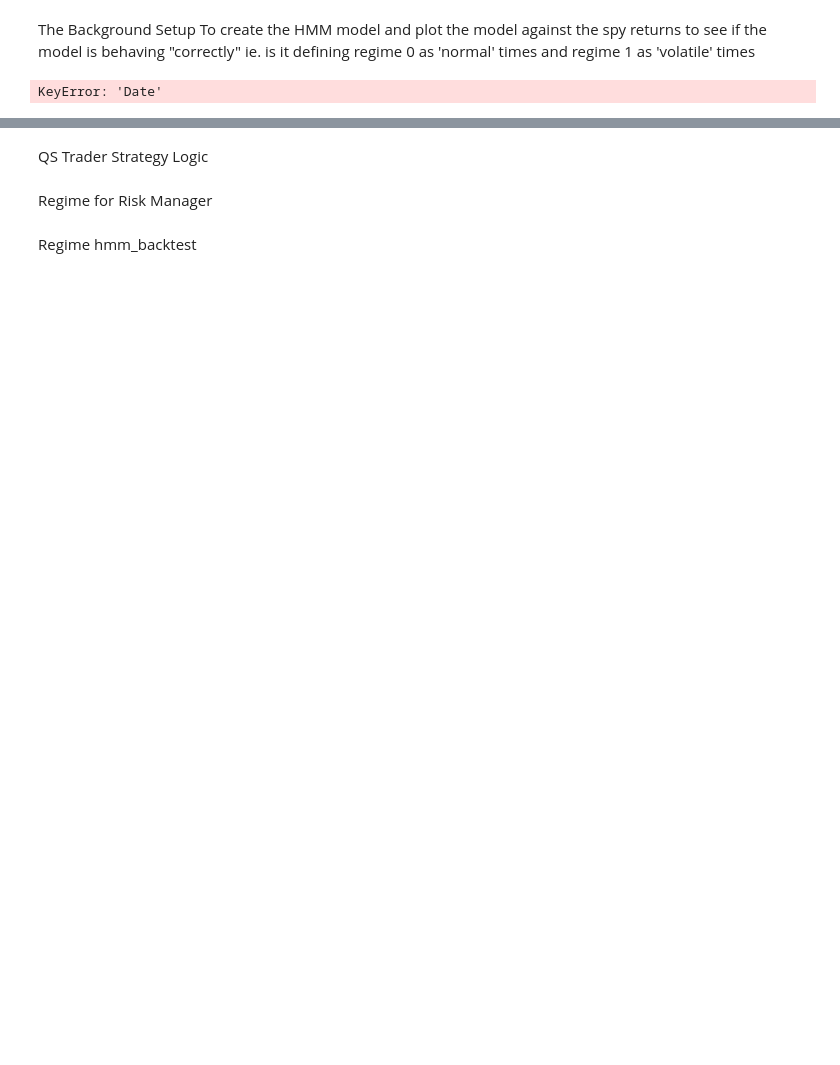
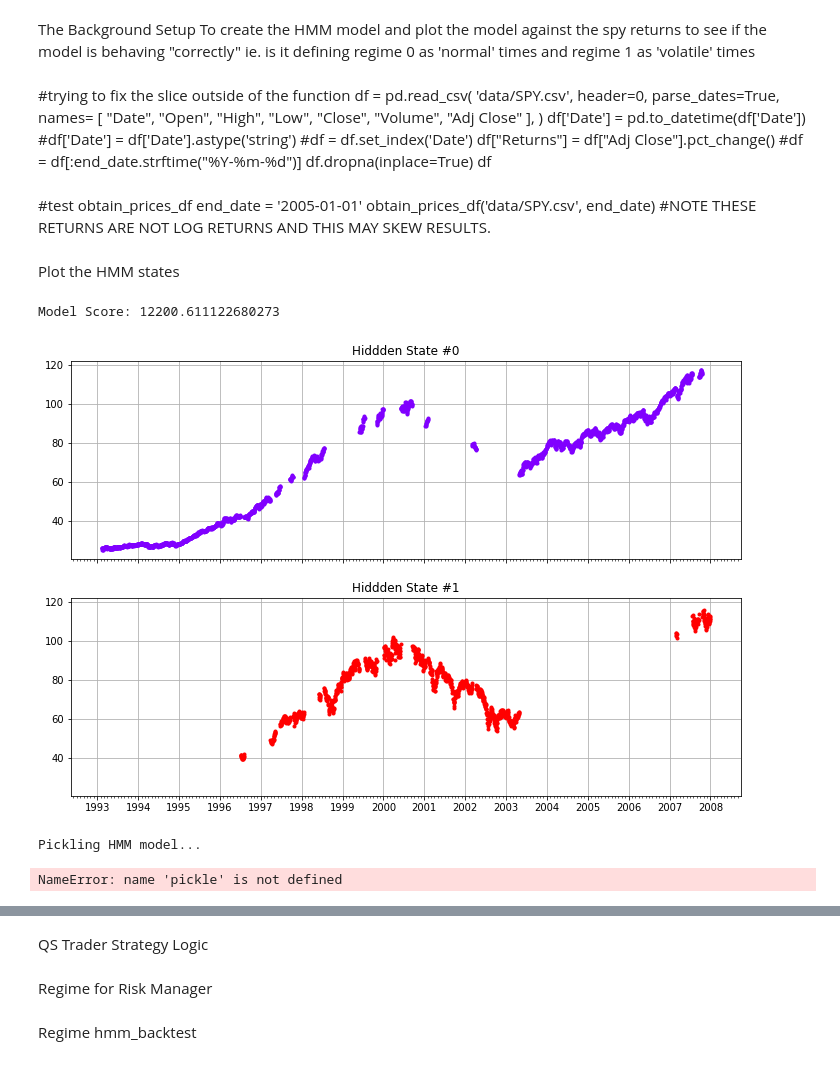
Before and after one commit to elavender1/Bayes_will_conquer_all, a Jupyter notebook: Hidden_Markov.ipynb, the cells around one changed output, grey strips where cells are left out. Saved outputs shown, nothing was run; the diff lists cells and outputs as text; code cells hidden in the pictures; blank space fills up the shorter version.

Commit message:
model appears to be working

```diff
--- a/Hidden_Markov.ipynb
+++ b/Hidden_Markov.ipynb
@@ -38,38 +44,94 @@ def obtain_prices_df(csv_filepath, end_date):
-# %%
-end_date = (2005, 1, 1)
-obtain_prices_df('data/SPY.csv', end_date)
-# %% [output]
-KeyError: 'Date'
+# %% [markdown]
+#trying to fix the slice outside of the function
+df = pd.read_csv(
+    'data/SPY.csv',
+    header=0,
+    parse_dates=True,
+    names= [
+        "Date", "Open", "High", "Low",
+        "Close", "Volume", "Adj Close"
+    ],
+    )
+df['Date'] = pd.to_datetime(df['Date'])
+#df['Date'] = df['Date'].astype('string')
+#df = df.set_index('Date')
+df["Returns"] = df["Adj Close"].pct_change()
+#df = df[:end_date.strftime("%Y-%m-%d")]
+df.dropna(inplace=True)
+df
+# %% [markdown]
+#test obtain_prices_df
+end_date = '2005-01-01'
+obtain_prices_df('data/SPY.csv', end_date)
+#NOTE THESE RETURNS ARE NOT LOG RETURNS AND THIS MAY SKEW RESULTS.
+# %% [markdown]
+Plot the HMM states
+# %%
+def plot_in_sample_hidden_states(hmm_model, df):
+    '''
+    Plot the adjusted closing prcies masked by
+    the in-sample hidden states as a mechanism
+    to understand the market regimes.
+    '''
+    #Predict the hidden states array
+    hidden_states = hmm_model.predict(rets)
+    # Create the correctly formatted plot
+    fig, axs = plt.subplots(
+    hmm_model.n_components,
+    sharex=True, sharey=True, figsize=(12,8)
+    )
+    colors = cm.rainbow(
+    np.linspace(0, 1, hmm_model.n_components)
+    )
+    for i, (ax, color)in enumerate(zip(axs, colors)):
+        mask = hidden_states == i
+        ax.plot_date(
+            df.index[mask],
+            df['Adj Close'][mask],
+            ".", linestyle='none',
+            c=color
+        )
+        ax.set_title("Hiddden State #%s" % i)
+        ax.xaxis.set_major_locator(YearLocator())
+        ax.xaxis.set_minor_locator(MonthLocator())
+        ax.grid(True)
+
+    plt.show()
 # %%
 if __name__=="__main__":
     #Hides deprecation warnings for sklearn
     warnings.filterwarnings("ignore")
 
     #Create the SPY dataframe from the Yahoo Finance CSV
     # and correctly format the returns for use in the HMM
     csv_filepath = "data/SPY.csv"
     pickle_path = "hmm_model_spy.pkl"
-    end_date = datetime.datetime(2005, 12, 31)
+    end_date = datetime.datetime(2007, 12, 31)
 
     #this is calling the function above
     spy = obtain_prices_df(csv_filepath, end_date)
     rets = np.column_stack([spy["Returns"]])
 
     #create the Gaussian Hidden markov Model and fit it
     #to the SPY returns, data,df outputting a score
     hmm_model = GaussianHMM(
         n_components=2,
         covariance_type = "full",
-        n_iter=1000
+        n_iter=1500
     ).fit(rets)
     print("Model Score:", hmm_model.score(rets))
 
     #Plot the in sample hidden states closing values
     plot_in_sample_hidden_states(hmm_model, spy)
 
     print("Pickling HMM model...")
     pickle.dump(hmm_model, open(pickle_path, "wb"))
     print("...HMM model pickled")
+# %% [output]
+Model Score: 12200.611122680273
+[figure, added]
+Pickling HMM model...
+NameError: name 'pickle' is not defined
 # %%
 #me trying to work around the fact the function won't run
 df = pd.read_csv(
```
Also changed, not shown: parts of 6 cells of this notebook.
